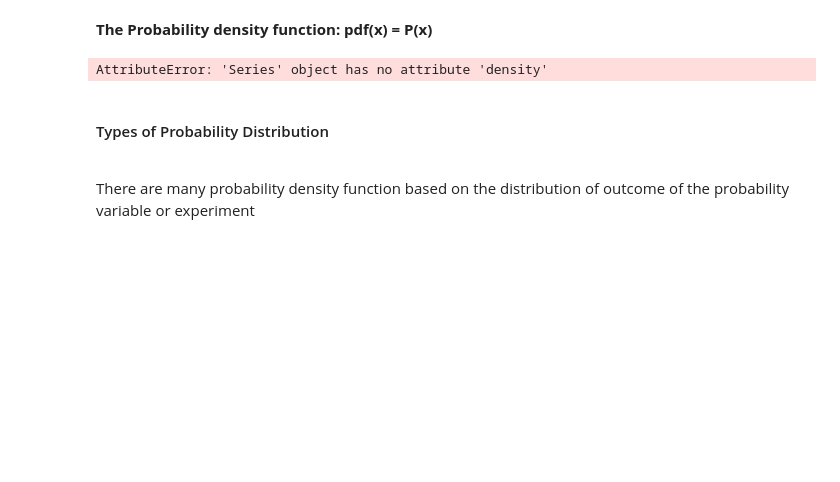
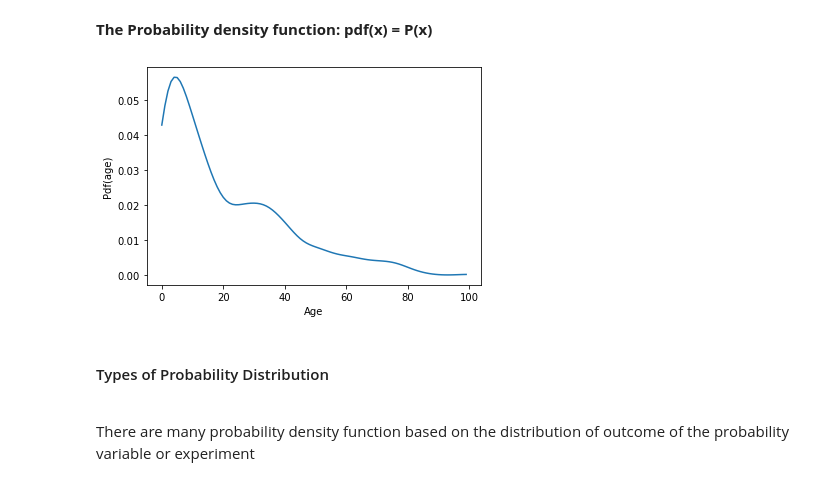
Before and after one commit to YvesMatanga/freemium_datascience, a Jupyter notebook: python/descriptive-stats/Descriptive Statistics.ipynb, the cells around one changed output. Cells and saved outputs as stored; diff of their text form; code cells hidden in the pictures; blank space fills up the shorter version.

```diff
--- a/python/descriptive-stats/Descriptive Statistics.ipynb
+++ b/python/descriptive-stats/Descriptive Statistics.ipynb
@@ -136,9 +205,23 @@ df['Age'].hist()
 # %% [markdown]
 <b>The Probability density function: pdf(x) = P(x)</b>
 # %%
-#df['Age'].density()
+import matplotlib.pyplot as plt
+from scipy.stats import gaussian_kde
+
+density_dist = gaussian_kde(df['Age'])
+x_min = df['Age'].min()
+x_max = df['Age'].max()
+r_x = x_max - x_min
+x_n = np.arange(x_min,x_max,step=r_x/100)
+d_x = density_age(x_n) #estimtate the probability density function of the data
+
+plt.figure()
+plt.plot(d_x)
+plt.xlabel('Age')
+plt.ylabel('Pdf(age)')
+plt.show()
 # %% [output]
-AttributeError: 'Series' object has no attribute 'density'
+[figure, added]
 # %% [markdown]
 <h4>Types of Probability Distribution</h4>
 <br/>
```
Also changed, not shown: parts of 21 cells of this notebook, 1 other file.
